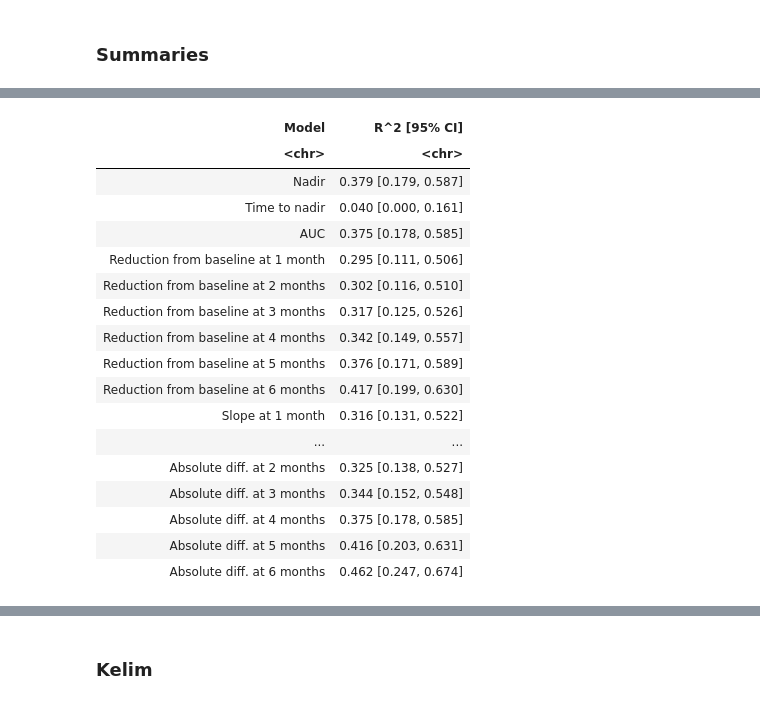
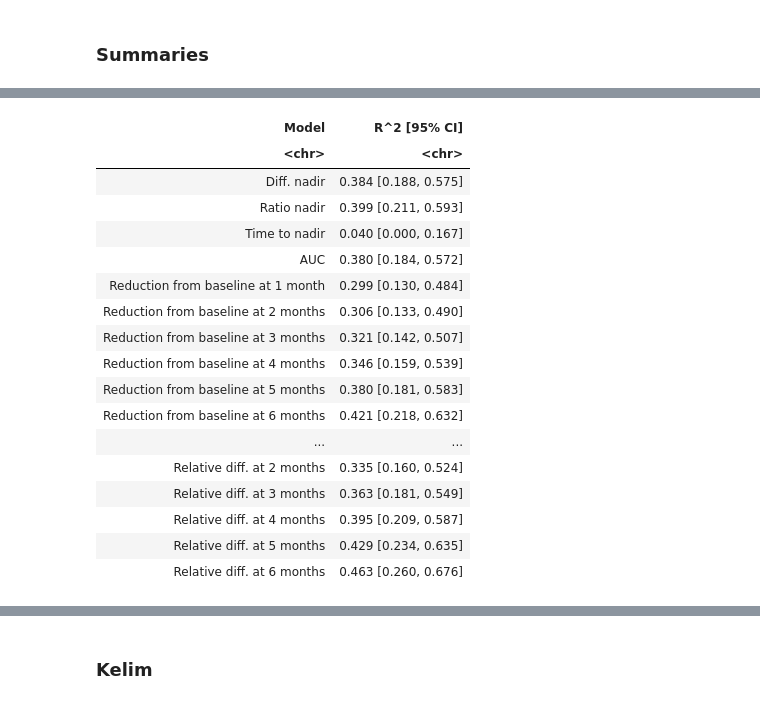
Before and after one commit to Kodro23/Surrogacy_evaluation_CA125, a Jupyter notebook: notebooks/inla/Surrogacy_evaluation_of_CA125_inla.ipynb, the cells around one changed output, grey strips where cells are left out. Cells and saved outputs as stored; diff of their text form; code cells hidden in the pictures.

```diff
--- a/notebooks/inla/Surrogacy_evaluation_of_CA125_inla.ipynb
+++ b/notebooks/inla/Surrogacy_evaluation_of_CA125_inla.ipynb
@@ -1065,30 +1040,52 @@ NULL
 #Compute R^2 for summaries
 
 surrogate_names <- c(
-  delta_nadir      = "Nadir",
+  delta_nadir      = "Diff. nadir",
+  ratio_nadir      = "Ratio nadir",
   delta_time_nadir = "Time to nadir",
   delta_auc        = "AUC",
 
-  pct_m1 = "Reduction from baseline at 1 month",
-  pct_m2 = "Reduction from baseline at 2 months",
-  pct_m3 = "Reduction from baseline at 3 months",
-  pct_m4 = "Reduction from baseline at 4 months",
-  pct_m5 = "Reduction from baseline at 5 months",
-  pct_m6 = "Reduction from baseline at 6 months",
+  delta_pct_m1 = "Reduction from baseline at 1 month",
+  delta_pct_m2 = "Reduction from baseline at 2 months",
+  delta_pct_m3 = "Reduction from baseline at 3 months",
+  delta_pct_m4 = "Reduction from baseline at 4 months",
+  delta_pct_m5 = "Reduction from baseline at 5 months",
+  delta_pct_m6 = "Reduction from baseline at 6 months",
 
-  slope_m1 = "Slope at 1 month",
-  slope_m2 = "Slope at 2 months",
-  slope_m3 = "Slope at 3 months",
-  slope_m4 = "Slope at 4 months",
-  slope_m5 = "Slope at 5 months",
-  slope_m6 = "Slope at 6 months",
+  ratio_pct_m1 = "Ratio from baseline at 1 month",
+  ratio_pct_m2 = "Ratio from baseline at 2 months",
+  ratio_pct_m3 = "Ratio from baseline at 3 months",
+  ratio_pct_m4 = "Ratio from baseline at 4 months",
+  ratio_pct_m5 = "Ratio from baseline at 5 months",
+  ratio_pct_m6 = "Ratio from baseline at 6 months",
+
+  delta_slope_m1 = "Slope at 1 month",
+  delta_slope_m2 = "Slope at 2 months",
+  delta_slope_m3 = "Slope at 3 months",
+  delta_slope_m4 = "Slope at 4 months",
+  delta_slope_m5 = "Slope at 5 months",
+  delta_slope_m6 = "Slope at 6 months",
+
+  ratio_slope_m1 = "Ratio slope at 1 month",
+  ratio_slope_m2 = "Ratio slope at 2 months",
+  ratio_slope_m3 = "Ratio slope at 3 months",
+  ratio_slope_m4 = "Ratio slope at 4 months",
+  ratio_slope_m5 = "Ratio slope at 5 months",
+  ratio_slope_m6 = "Ratio slope at 6 months",
 
   absolutediff_m1 = "Absolute diff. at 1 month",
   absolutediff_m2 = "Absolute diff. at 2 months",
   absolutediff_m3 = "Absolute diff. at 3 months",
   absolutediff_m4 = "Absolute diff. at 4 months",
   absolutediff_m5 = "Absolute diff. at 5 months",
-  absolutediff_m6 = "Absolute diff. at 6 months"
+  absolutediff_m6 = "Absolute diff. at 6 months",
+
+  relativediff_m1 = "Relative diff. at 1 month",
+  relativediff_m2 = "Relative diff. at 2 months",
+  relativediff_m3 = "Relative diff. at 3 months",
+  relativediff_m4 = "Relative diff. at 4 months",
+  relativediff_m5 = "Relative diff. at 5 months",
+  relativediff_m6 = "Relative diff. at 6 months"
 )
 
 #Compute one R2 per posterior sample and surrogate
@@ -1153,18 +1150,18 @@ A tibble: 21 × 2
 | Model | R^2 [95% CI] |
 | <chr> | <chr> |
-| Nadir | 0.379 [0.179, 0.587] |
-| Time to nadir | 0.040 [0.000, 0.161] |
-| AUC | 0.375 [0.178, 0.585] |
-| Reduction from baseline at 1 month | 0.295 [0.111, 0.506] |
-| Reduction from baseline at 2 months | 0.302 [0.116, 0.510] |
-| Reduction from baseline at 3 months | 0.317 [0.125, 0.526] |
-| Reduction from baseline at 4 months | 0.342 [0.149, 0.557] |
-| Reduction from baseline at 5 months | 0.376 [0.171, 0.589] |
-| Reduction from baseline at 6 months | 0.417 [0.199, 0.630] |
-| Slope at 1 month | 0.316 [0.131, 0.522] |
+| Diff. nadir | 0.384 [0.188, 0.575] |
+| Ratio nadir | 0.399 [0.211, 0.593] |
+| Time to nadir | 0.040 [0.000, 0.167] |
+| AUC | 0.380 [0.184, 0.572] |
+| Reduction from baseline at 1 month | 0.299 [0.130, 0.484] |
+| Reduction from baseline at 2 months | 0.306 [0.133, 0.490] |
+| Reduction from baseline at 3 months | 0.321 [0.142, 0.507] |
+| Reduction from baseline at 4 months | 0.346 [0.159, 0.539] |
+| Reduction from baseline at 5 months | 0.380 [0.181, 0.583] |
+| Reduction from baseline at 6 months | 0.421 [0.218, 0.632] |
 | ... | ... |
-| Absolute diff. at 2 months | 0.325 [0.138, 0.527] |
-| Absolute diff. at 3 months | 0.344 [0.152, 0.548] |
-| Absolute diff. at 4 months | 0.375 [0.178, 0.585] |
-| Absolute diff. at 5 months | 0.416 [0.203, 0.631] |
-| Absolute diff. at 6 months | 0.462 [0.247, 0.674] |
+| Relative diff. at 2 months | 0.335 [0.160, 0.524] |
+| Relative diff. at 3 months | 0.363 [0.181, 0.549] |
+| Relative diff. at 4 months | 0.395 [0.209, 0.587] |
+| Relative diff. at 5 months | 0.429 [0.234, 0.635] |
+| Relative diff. at 6 months | 0.463 [0.260, 0.676] |
```
Also changed, not shown: parts of 20 cells of this notebook, 3 other files.
